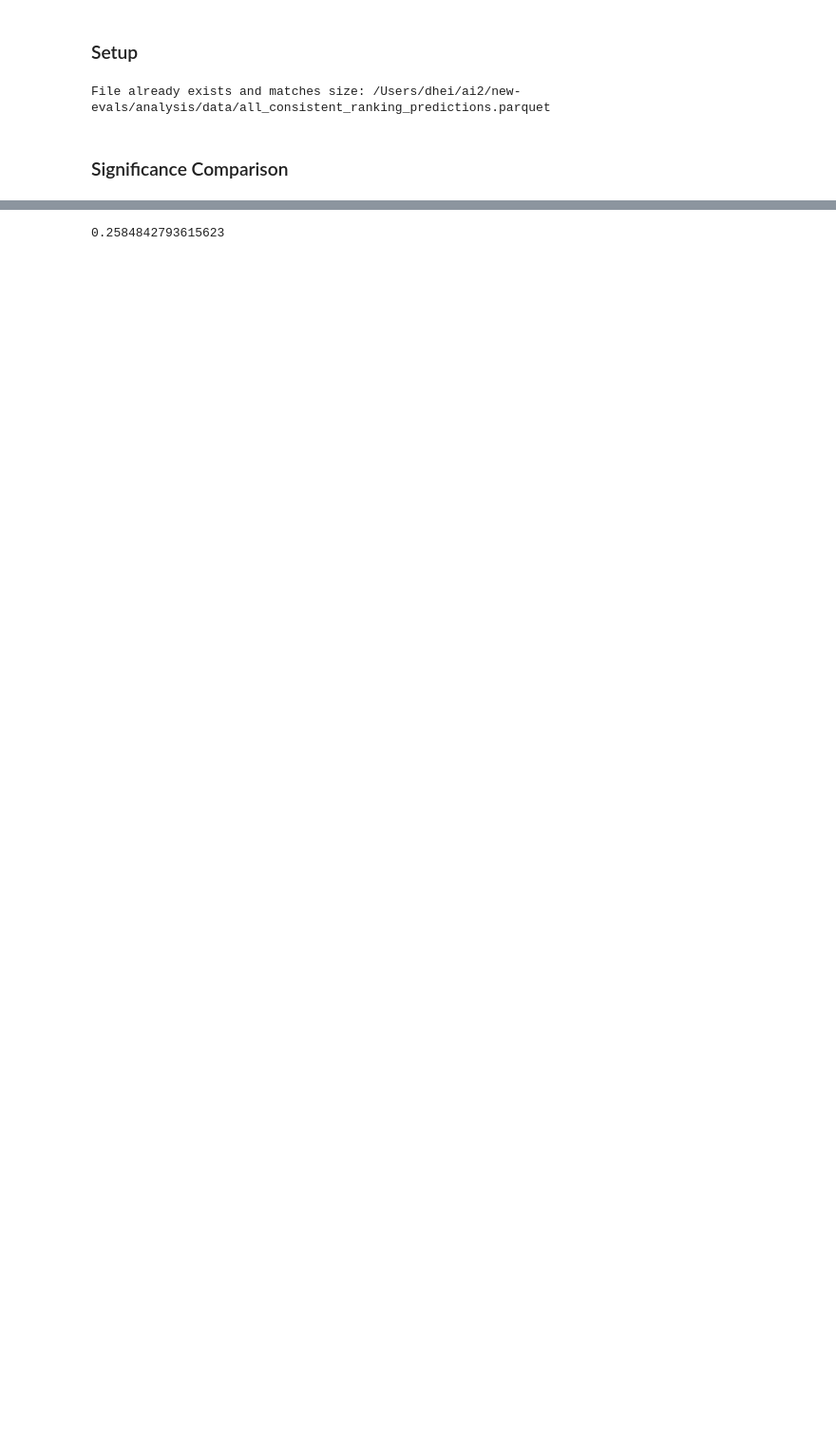
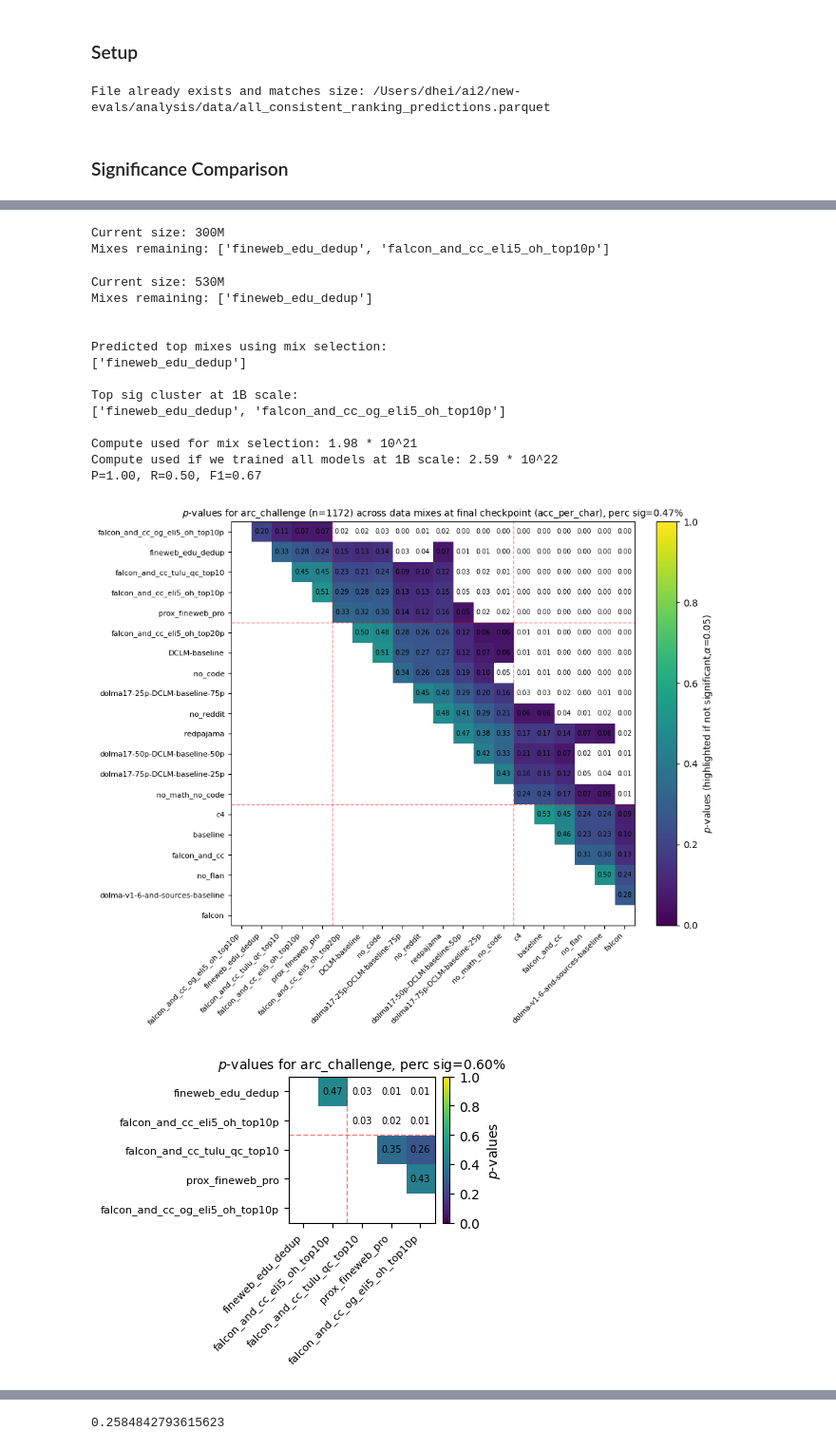
Before and after one commit to davidheineman/new-evals, a Jupyter notebook: analysis/notebooks/significance.ipynb, the cells around one changed output, grey strips where cells are left out. Shown at 95% size. Cells and saved outputs as stored; diff of their text form; code cells hidden in the pictures; blank space fills up the shorter version.

```diff
--- a/analysis/notebooks/significance.ipynb
+++ b/analysis/notebooks/significance.ipynb
@@ -262,0 +87,49 @@ How to interpret: We want high *recall* scores for low compute (i.e., we want to
+# %%
+from stats import convert_sci, compute_f1
+from mix_selection import simulate_mix_selection
+
+top_n_clusters = 1 # How many significance clusters to keep for the next step
+alpha = 0.05 # Significance level for cluster calculations
+last_n = 1 # How many checkpoints up to the final checkpoint to average results
+
+# SORTED_SIZES = ['150M']
+SORTED_SIZES = ['150M', '300M', '530M']
+# SORTED_SIZES = ['150M', '300M', '530M', '750M', '1B']
+
+# task = olmes
+task = 'arc_challenge'
+
+gold_mixes, gold_compute = simulate_mix_selection(
+    df,
+    method='perc_sig',
+    sizes=['1B'],
+    models=MODELS,
+    mixes=MIXES,
+    task=task,
+    mult=5,
+    top_n_clusters=top_n_clusters,
+    last_n=last_n,
+    alpha=alpha
+)
+
+pred_mixes, pred_compute = simulate_mix_selection(
+    df,
+    method='perc_sig',
+    sizes=SORTED_SIZES,
+    models=MODELS,
+    mixes=MIXES,
+    task=task,
+    mult=5,
+    top_n_clusters=top_n_clusters,
+    alpha=alpha,
+    last_n=last_n,
+    quiet=False
+)
+
+p, r, f1 = compute_f1(gold_mixes, pred_mixes)
+print(f'\nPredicted top mixes using mix selection: \n{pred_mixes}\n')
+print(f'Top sig cluster at 1B scale: \n{gold_mixes}\n')
+print(f'Compute used for mix selection: {convert_sci(pred_compute)}')
+print(f'Compute used if we trained all models at 1B scale: {convert_sci(gold_compute)}')
+print(f'P={p:.2f}, R={r:.2f}, F1={f1:.2f}')
+# %% [output]
@@ -262,0 +138,17 @@ How to interpret: We want high *recall* scores for low compute (i.e., we want to
+Current size: 300M
+Mixes remaining: ['fineweb_edu_dedup', 'falcon_and_cc_eli5_oh_top10p']
+Current size: 530M
+Mixes remaining: ['fineweb_edu_dedup']
+
+
+Predicted top mixes using mix selection:
+['fineweb_edu_dedup']
+
+Top sig cluster at 1B scale:
+['fineweb_edu_dedup', 'falcon_and_cc_og_eli5_oh_top10p']
+
+Compute used for mix selection: 1.98 * 10^21
+Compute used if we trained all models at 1B scale: 2.59 * 10^22
+P=1.00, R=0.50, F1=0.67
+[figure, added]
+[figure, added]
```
Also changed, not shown: parts of 18 cells of this notebook, 4 other files.
